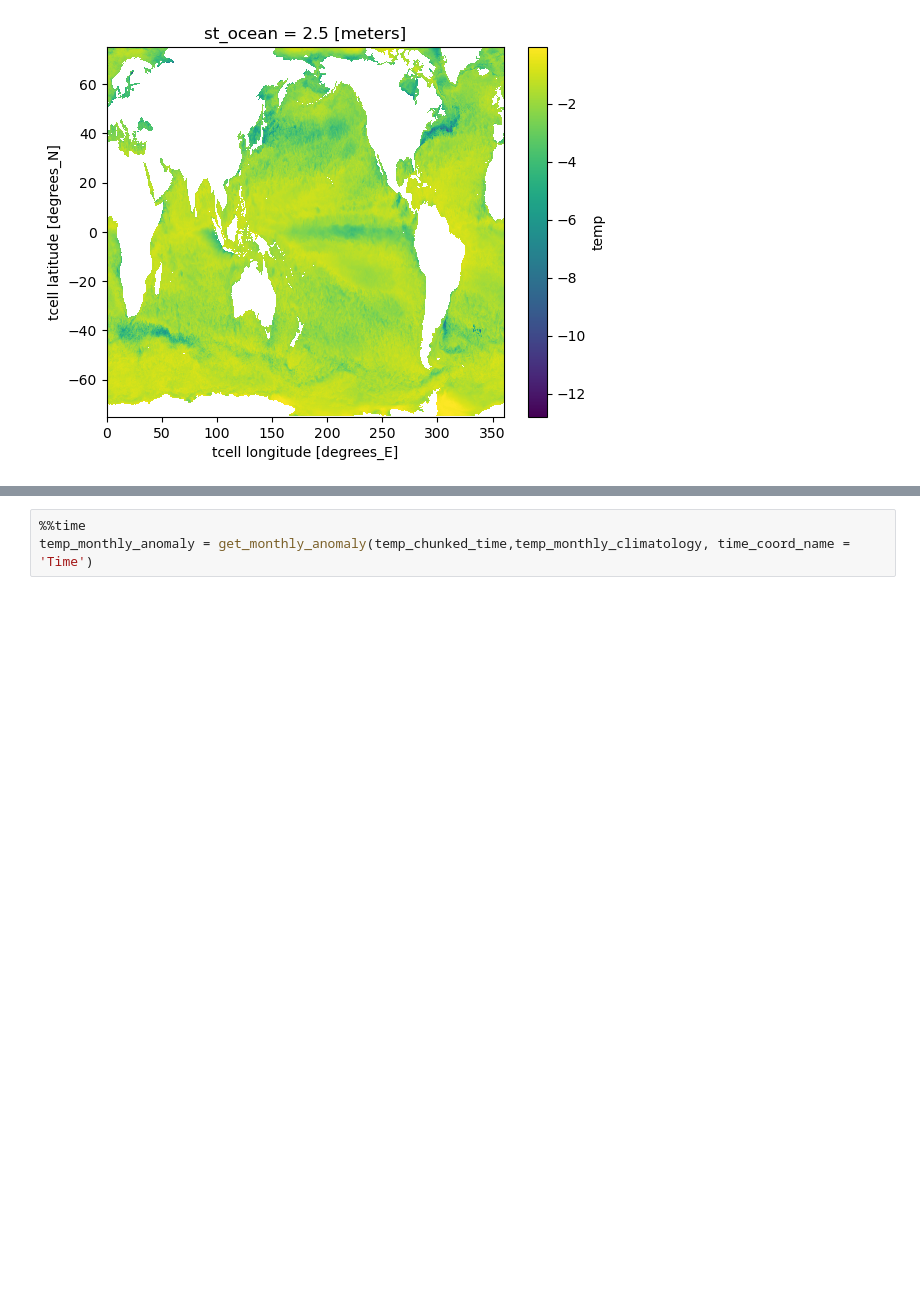
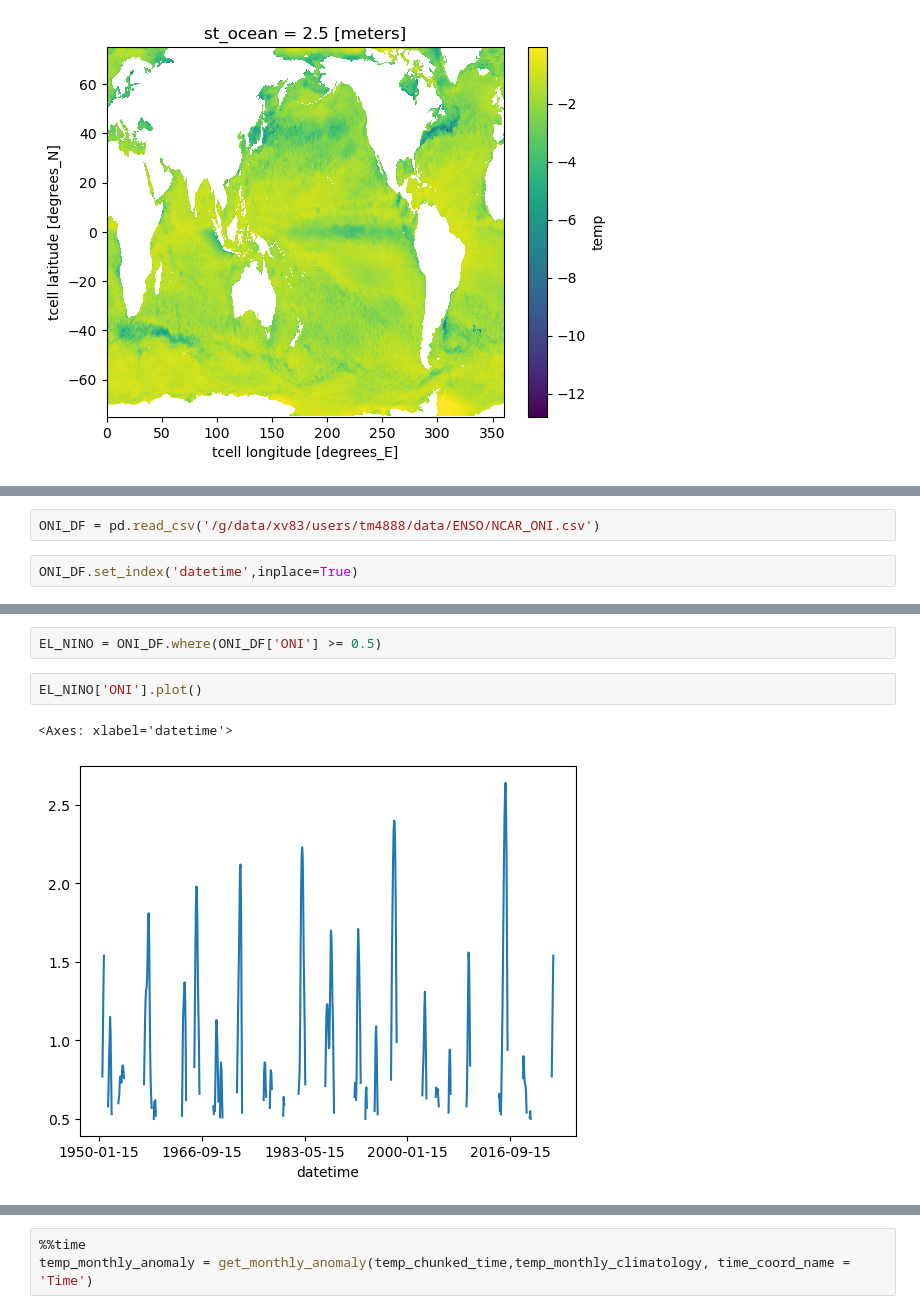
Before and after one commit to Thomas-Moore-Creative/BRAN-climatology-generator-demo, a Jupyter notebook: notebooks/demo_sandbox.ipynb, the cells around one changed output, grey strips where cells are left out. Saved outputs shown, nothing was run; the diff lists cells and outputs as text; blank space fills up the shorter version.

Commit message:
progress on defining ENSO events via ONI towards compositing > #2

```diff
--- a/notebooks/demo_sandbox.ipynb
+++ b/notebooks/demo_sandbox.ipynb
@@ -319,0 +323,4 @@ SST_anomaly.temp.min('Time').plot()
+# %%
+ONI_DF = pd.read_csv('/g/data/xv83/users/tm4888/data/ENSO/NCAR_ONI.csv')
+# %%
+ONI_DF.set_index('datetime',inplace=True)
@@ -319,0 +344,7 @@ SST_anomaly.temp.min('Time').plot()
+# %%
+EL_NINO = ONI_DF.where(ONI_DF['ONI'] >= 0.5)
+# %%
+EL_NINO['ONI'].plot()
+# %% [output]
+<Axes: xlabel='datetime'>
+[figure, added]
```
Also changed, not shown: parts of 8 cells of this notebook.
